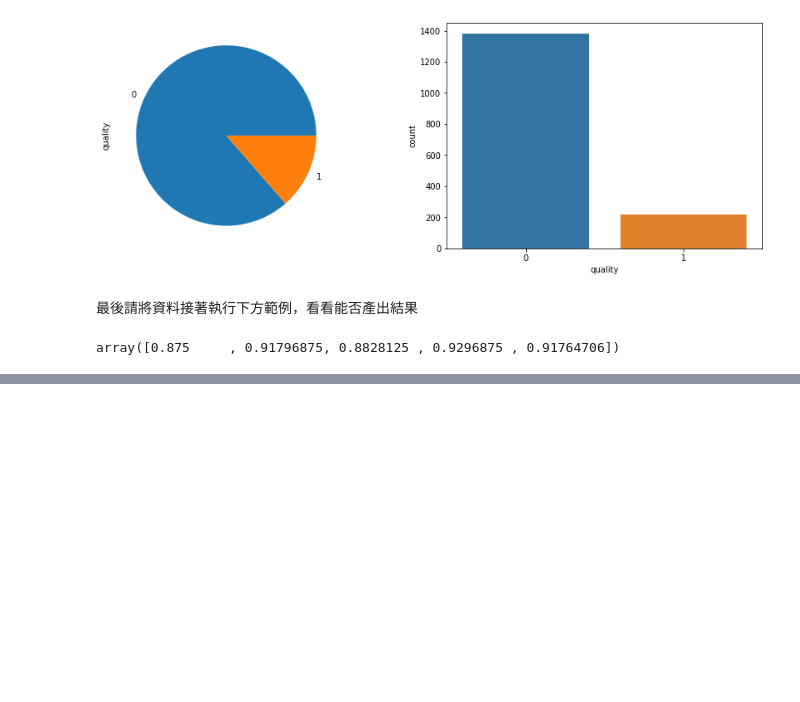
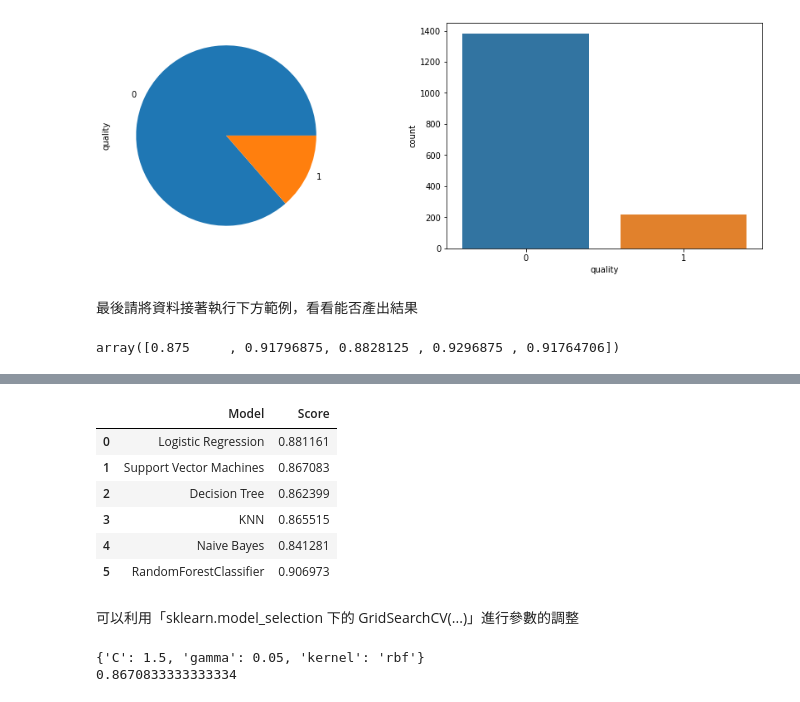
Before and after one commit to Roger8886/Prediction-of-quality-of-Wine, a Jupyter notebook: 專題實作_02：紅酒品質分類預測.ipynb, the cells around one changed output, grey strips where cells are left out. Drawn from its saved outputs; the diff is of its cells as text; code cells hidden in the pictures; blank space fills up the shorter version.

```diff
--- a/專題實作_02：紅酒品質分類預測.ipynb
+++ b/專題實作_02：紅酒品質分類預測.ipynb
@@ -255,0 +268,24 @@ array([0.875     , 0.91796875, 0.8828125 , 0.9296875 , 0.91764706])
+# %%
+# logistic regression
+log = LogisticRegression(random_state=0)
+scores_1 = cross_val_score(log, X_train, y_train.values.ravel(),cv=5,scoring='accuracy').mean()
+
+# Support Vector Machines
+svc = SVC()
+scores_2 = cross_val_score(svc, X_train, y_train.values.ravel(),cv=5,scoring='accuracy').mean()
+
+# Decision Tree
+decision_tree = DecisionTreeClassifier()
+scores_3 = cross_val_score(decision_tree, X_train, y_train.values.ravel(),cv=5,scoring='accuracy').mean()
+
+# KNN
+knn = KNeighborsClassifier(n_neighbors = 3)
+scores_4 = cross_val_score(knn, X_train, y_train.values.ravel(),cv=5,scoring='accuracy').mean()
+
+# Gaussian Naive Baye
+gaussian = GaussianNB()
+scores_5 = cross_val_score(gaussian, X_train, y_train.values.ravel(),cv=5,scoring='accuracy').mean()
+
+# RandomForestClassifier
+rf = RandomForestClassifier(n_estimators=100)
+scores_6 = cross_val_score(rf, X_train, y_train.values.ravel(),cv=5,scoring='accuracy').mean()
@@ -255,0 +310,41 @@ array([0.875     , 0.91796875, 0.8828125 , 0.9296875 , 0.91764706])
+# %%
+models = pd.DataFrame({
+    'Model': ['Logistic Regression',
+              'Support Vector Machines',
+              'Decision Tree',
+              'KNN',
+              'Naive Bayes',
+              'RandomForestClassifier' ],
+    'Score': [scores_1, scores_2, scores_3, scores_4, scores_5, scores_6]})
+
+models
+# %% [output]
+|  | Model | Score |
+| 0 | Logistic Regression | 0.881161 |
+| 1 | Support Vector Machines | 0.867083 |
+| 2 | Decision Tree | 0.862399 |
+| 3 | KNN | 0.865515 |
+| 4 | Naive Bayes | 0.841281 |
+| 5 | RandomForestClassifier | 0.906973 |
+# %% [markdown]
+可以利用「sklearn.model_selection 下的 GridSearchCV(...)」進行參數的調整
+# %%
+from sklearn.model_selection import GridSearchCV
+
+svc = SVC()
+Parameters = {
+    'C' : [ 1.5, 2, 2.5],
+    'gamma' : [0.05,0.1],
+    'kernel' : ['rbf']
+}
+
+clf= GridSearchCV(svc, Parameters, cv = 5, n_jobs = 6)
+clf.fit(X_train, y_train)
+print(clf.best_params_)
+# Result: C = 2, gamma = 0.1 if using Gaussian Kernel
+
+scores_7 = cross_val_score(svc, X_train, y_train.values.ravel(), cv=5,scoring='accuracy').mean()
+print(scores_7)
+# %% [output]
+{'C': 1.5, 'gamma': 0.05, 'kernel': 'rbf'}
+0.8670833333333334
```
Also changed, not shown: parts of 11 cells of this notebook.
